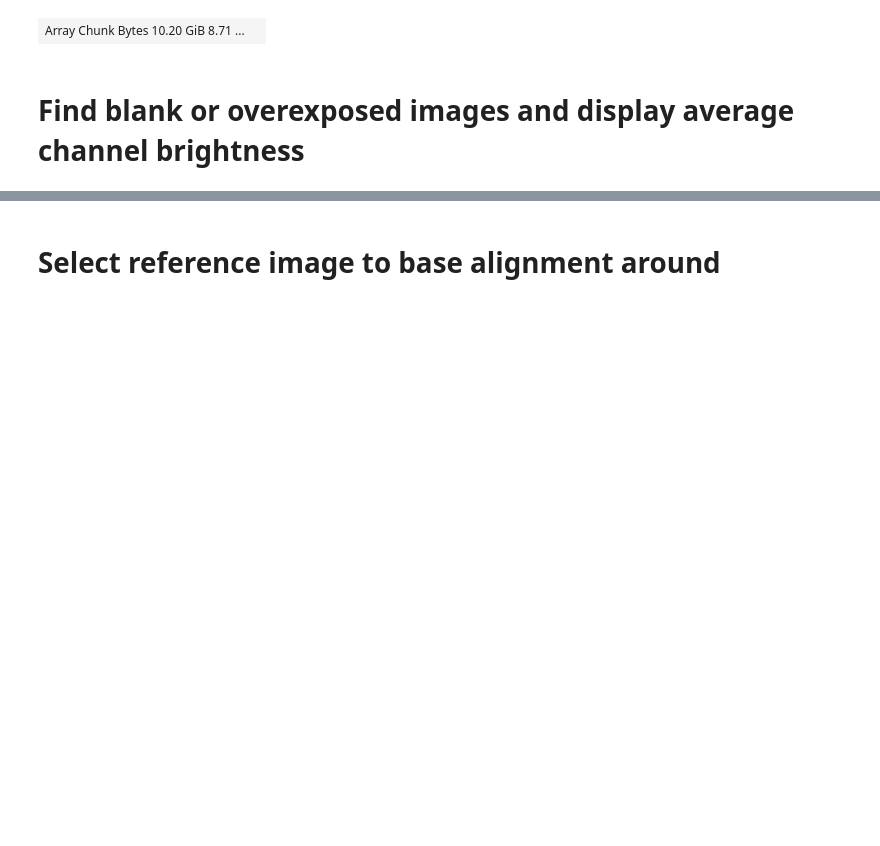
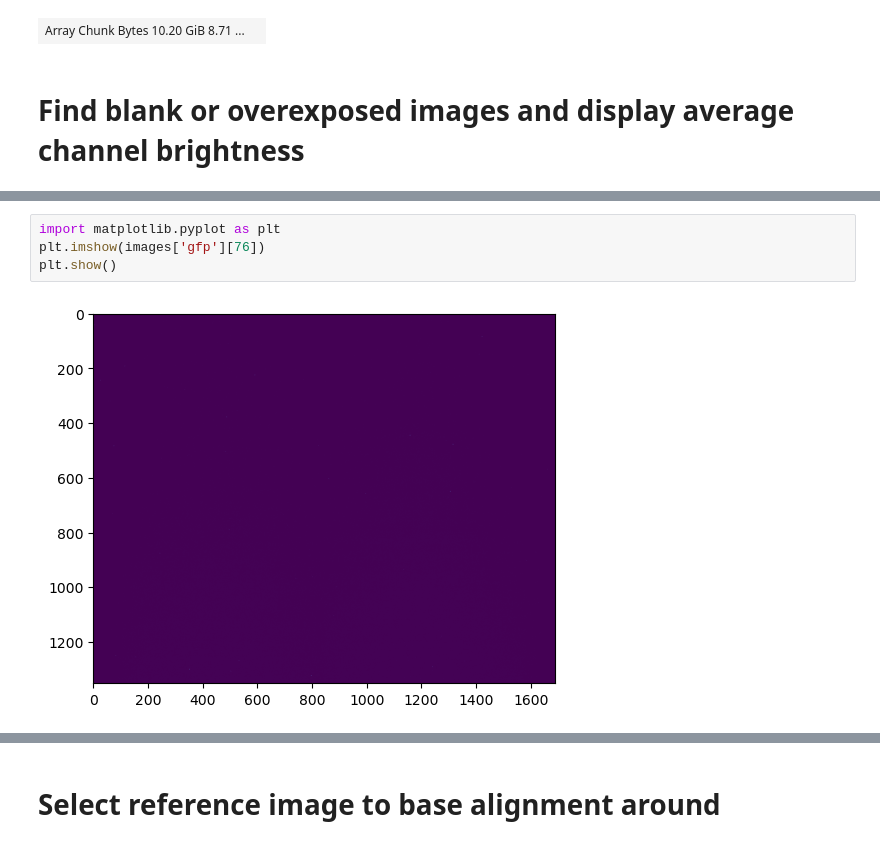
Before and after one commit to lowe-lab-ucl/segment-classify-track, a Jupyter notebook: align-troubleshooting.ipynb, the cells around one changed output, grey strips where cells are left out. Drawn from its saved outputs; the diff is of its cells as text; blank space fills up the shorter version.

```diff
--- a/align-troubleshooting.ipynb
+++ b/align-troubleshooting.ipynb
@@ -80,0 +123,6 @@ Wall time: 13.4 s
+# %%
+import matplotlib.pyplot as plt
+plt.imshow(images['gfp'][76])
+plt.show()
+# %% [output]
+[figure, added]
```
Also changed, not shown: parts of 53 cells of this notebook.
